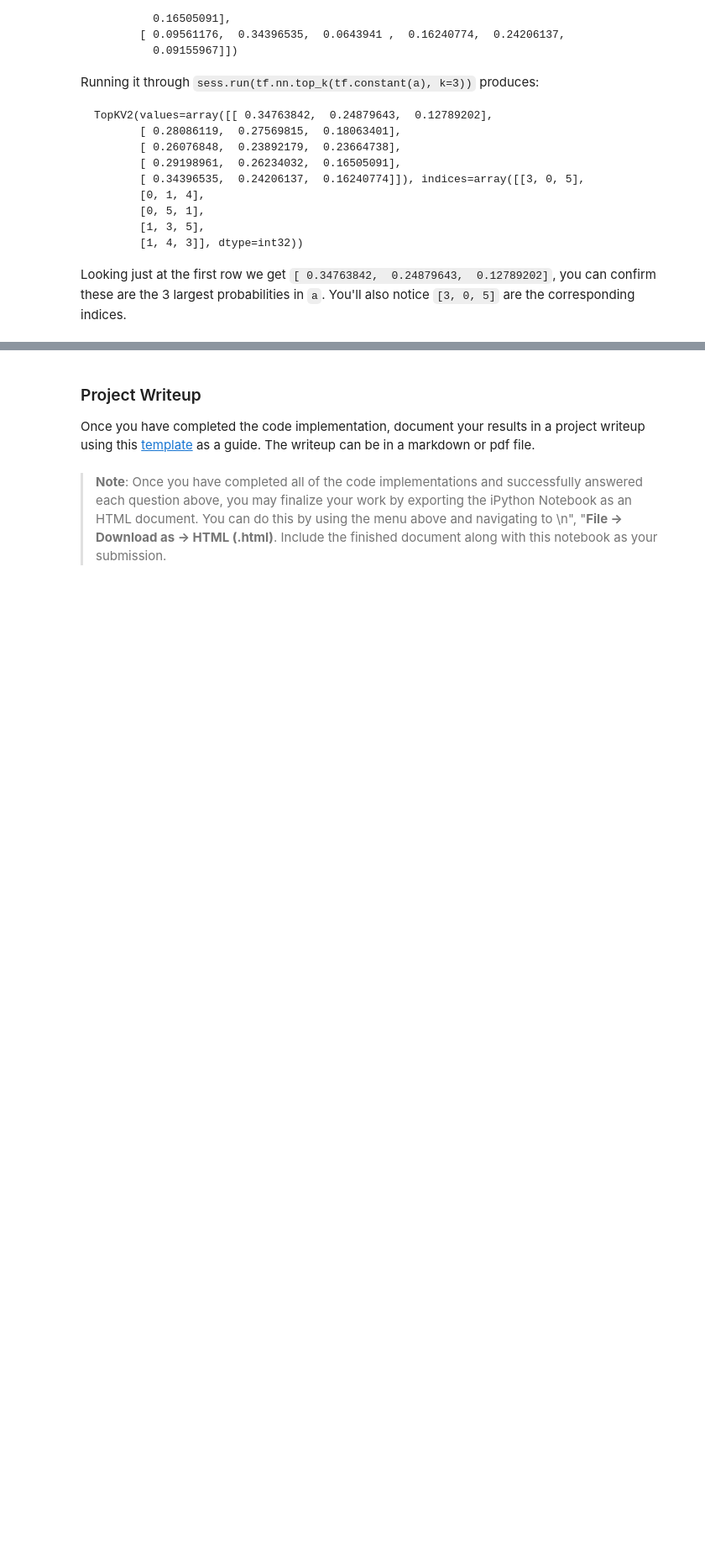
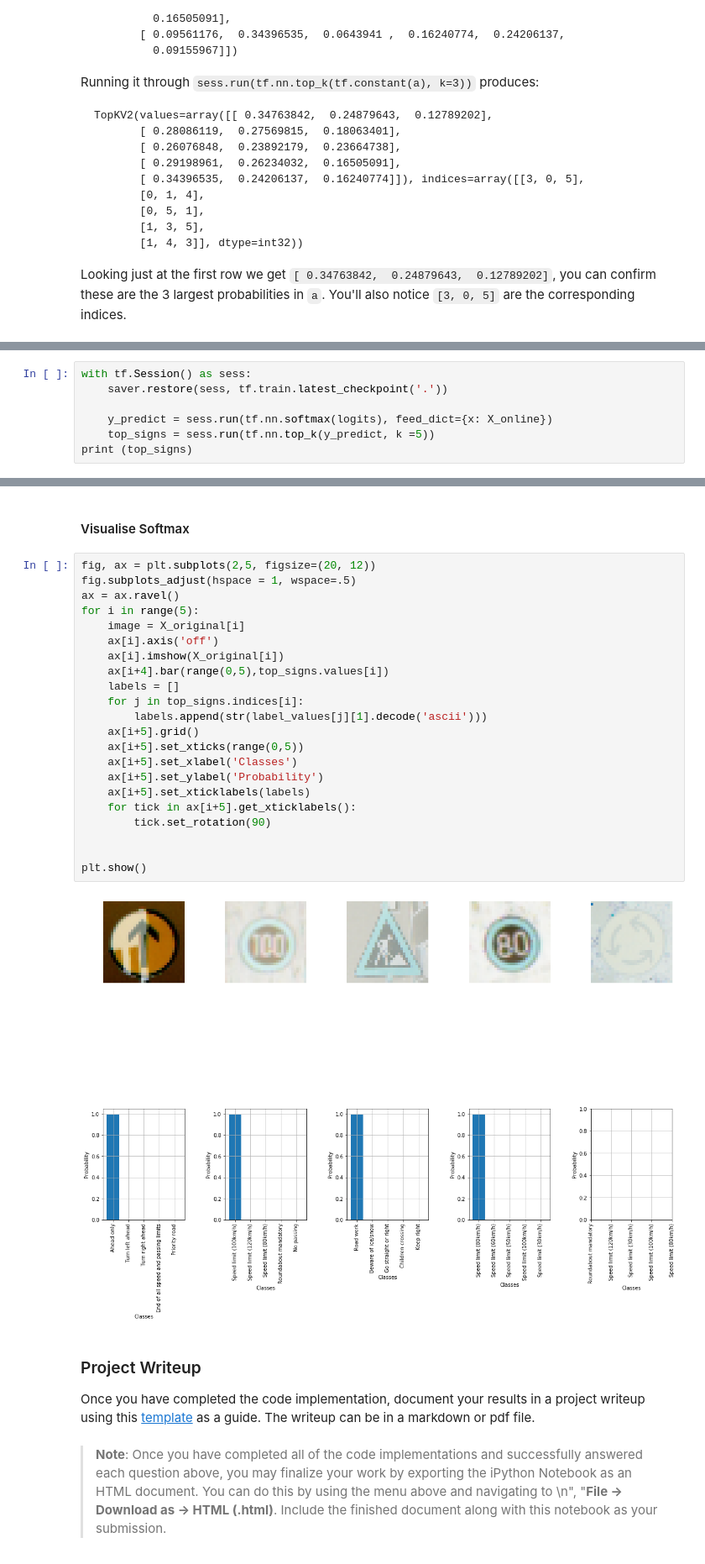
Before and after one commit to mohamedbanhawi/CarND-LaneLines-P1, a Jupyter notebook: Term1/TrafficSignClassifier/CarND-Traffic-Sign-Classifier-Project/Traffic_Sign_Classifier.ipynb, the cells around one changed output, grey strips where cells are left out. Shown at 84% size. Cells and saved outputs as stored; diff of their text form; blank space fills up the shorter version.

Commit message:
first submission for traffic sign

```diff
--- a/Term1/TrafficSignClassifier/CarND-Traffic-Sign-Classifier-Project/Traffic_Sign_Classifier.ipynb
+++ b/Term1/TrafficSignClassifier/CarND-Traffic-Sign-Classifier-Project/Traffic_Sign_Classifier.ipynb
@@ -835,0 +896,7 @@ Looking just at the first row we get `[ 0.34763842,  0.24879643,  0.12789202]`,
+# %%
+with tf.Session() as sess:
+    saver.restore(sess, tf.train.latest_checkpoint('.'))
+
+    y_predict = sess.run(tf.nn.softmax(logits), feed_dict={x: X_online})
+    top_signs = sess.run(tf.nn.top_k(y_predict, k =5))
+print (top_signs)
@@ -836,3 +918,29 @@ Looking just at the first row we get `[ 0.34763842,  0.24879643,  0.12789202]`,
+# %% [markdown]
+#### Visualise Softmax
+# %%
+fig, ax = plt.subplots(2,5, figsize=(20, 12))
+fig.subplots_adjust(hspace = 1, wspace=.5)
+ax = ax.ravel()
+for i in range(5):
+    image = X_original[i]
+    ax[i].axis('off')
+    ax[i].imshow(X_original[i])
+    ax[i+4].bar(range(0,5),top_signs.values[i])
+    labels = []
+    for j in top_signs.indices[i]:
+        labels.append(str(label_values[j][1].decode('ascii')))
+    ax[i+5].grid()
+    ax[i+5].set_xticks(range(0,5))
+    ax[i+5].set_xlabel('Classes')
+    ax[i+5].set_ylabel('Probability')
+    ax[i+5].set_xticklabels(labels)
+    for tick in ax[i+5].get_xticklabels():
+        tick.set_rotation(90)
+
+
+plt.show()
+# %% [output]
+[figure, added]
 # %% [markdown]
 ### Project Writeup
 
```
Also changed, not shown: parts of 22 cells of this notebook, 1 other file.
